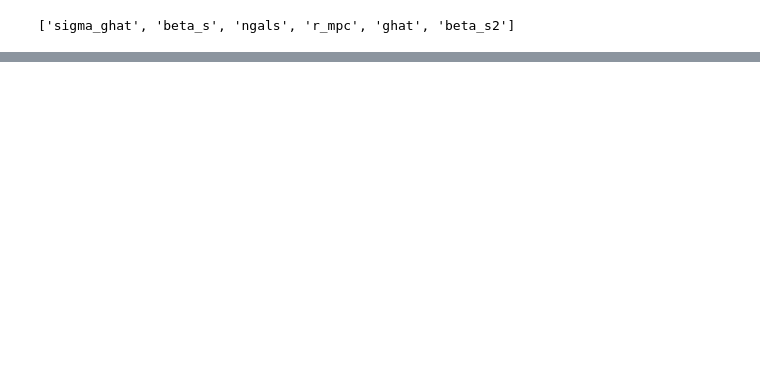
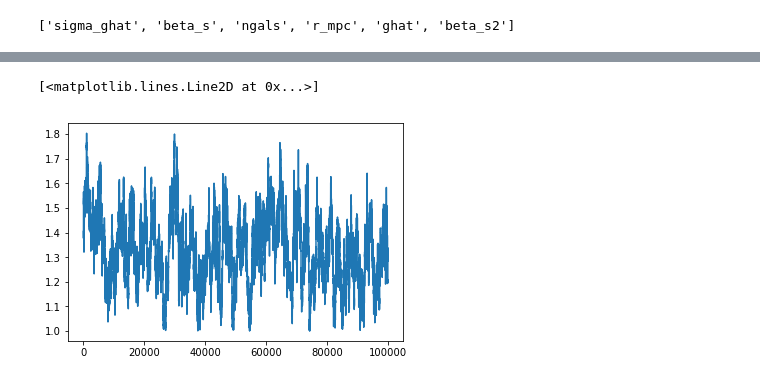
Before and after one commit to matthewkirby/clmassmod, a Jupyter notebook: nfwfitter/ExampleShearMeasurementProfile.ipynb, the cells around one changed output, grey strips where cells are left out. Drawn from its saved outputs; the diff is of its cells as text; code cells hidden in the pictures; blank space fills up the shorter version.

```diff
--- a/nfwfitter/ExampleShearMeasurementProfile.ipynb
+++ b/nfwfitter/ExampleShearMeasurementProfile.ipynb
@@ -79,0 +225,5 @@ Center Offset: 0.0 0.0
+# %%
+pyplot.plot(pymc_MCMC.trace('concentration')[:])
+# %% [output]
+[<matplotlib.lines.Line2D at 0x...>]
+[figure, added]
```
Also changed, not shown: parts of 23 cells of this notebook.
